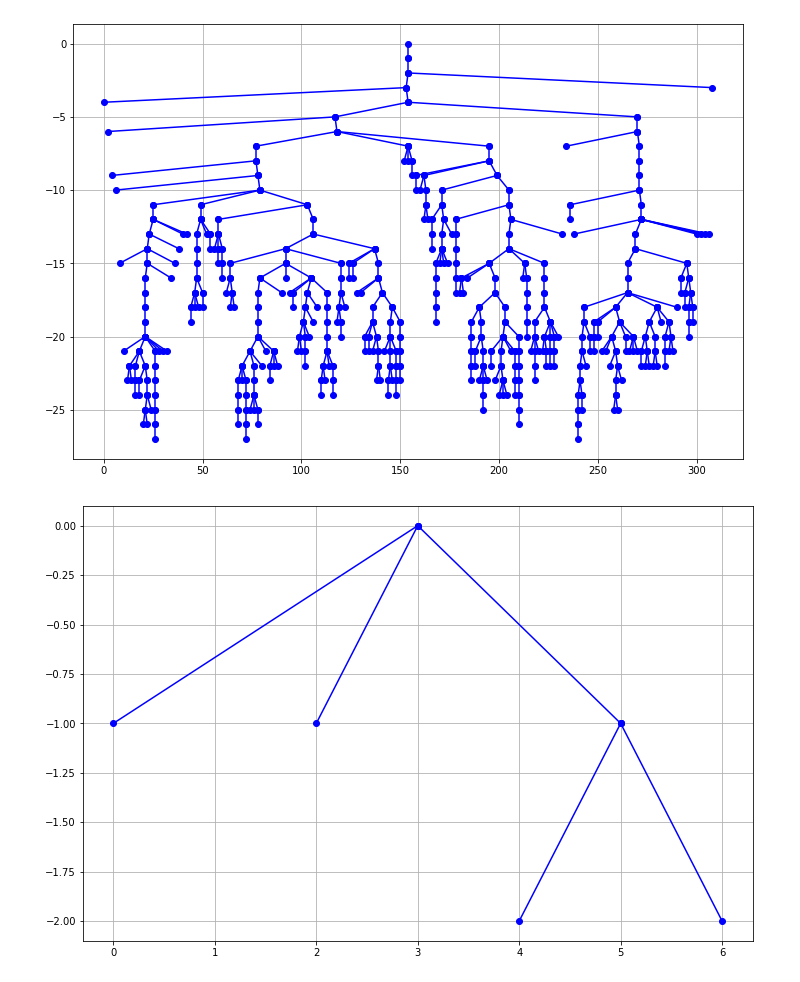
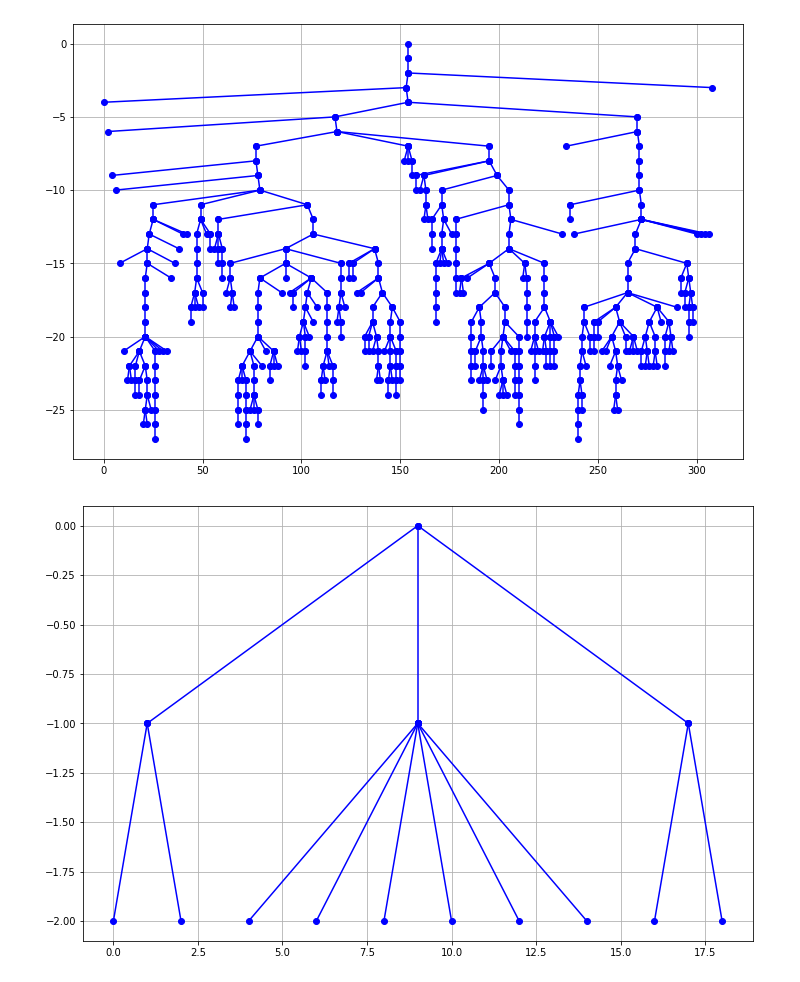
Before and after one commit to NikitaSikalov/DataViz, a Jupyter notebook: TreeViz.ipynb, the cells around one changed output. Drawn from its saved outputs; the diff is of its cells as text; code cells hidden in the pictures.

```diff
--- a/TreeViz.ipynb
+++ b/TreeViz.ipynb
@@ -94,19 +103,22 @@ class TreeNode:
 
         return right_tree.left_boundary_x - left_tree.right_boundary_x
 # %%
+# Typedefs
 Edge = Tuple[str, str]
 ShallowTree = Dict[str, Set[str]]
 
 class CheckHandler:
+    """ Callable class for checking our builded tree """
     def __init__(self):
         self.vertecies: Set[str] = set()
 
     def __call__(self, t: TreeNode):
-        assert t.name not in self.vertecies, "Invalid tree"
+        assert t.name not in self.vertecies, f"Invalid tree: vertex {t.name} has been already visited"
         self.vertecies.add(t.name)
 
 
 class DirectedTreeGraph:
+    """ Manager for reading, building and drawing directed tree graphs """
     EMPTY_TREE_NAME = "none"
 
     def __init__(self, *, path_: Optional[Path] = None, tree: Optional[ShallowTree] = None):
@@ -122,19 +134,16 @@ class DirectedTreeGraph:
         else:
             raise Exception("Not enough argumetns were provided")
 
-        self.check_tree()
+        self._check_tree()
 
     def print_tree(self):
+        """ Debug funcation for printing tree recursively """
         def handler(t: TreeNode):
             print(f"Node = {t.name}, x = {t.x} and y = {t.y}")
         self.tree(handler)
 
-    def check_tree(self):
-        check_handler = CheckHandler()
-        self.tree(check_handler)
-        assert self._vertecies == check_handler.vertecies, f"Set of vertecies has difference. Expected: {self._vertecies}, but got {check_handler.vertecies}"
-
     def draw(self, **kwargs):
+        """ Draw tree graphs using pyplot from matplotlib  """
         self.tree.layered_tree_draw()
         self.tree.check_layered_tree_draw()
 
@@ -143,8 +152,14 @@ class DirectedTreeGraph:
         def plot(t: TreeNode):
             x, y = t.x, t.y
             for child in t.children:
+                # Here we use "-" to flip the graph
                 plt.plot([x, child.x], [-y, -child.y], "bo-")
         self.tree(plot)
+
+    def _check_tree(self):
+        check_handler = CheckHandler()
+        self.tree(check_handler)
+        assert self._vertecies == check_handler.vertecies, f"Set of vertecies has difference. Expected: {self._vertecies}, but got {check_handler.vertecies}"
 
     def _load_edges_from_graphml(self, path_: Path) -> None:
         gr = nx.read_graphml(path_)
@@ -185,6 +200,7 @@ class DirectedTreeGraph:
         return TreeNode(root, children=children)
 
     def _detect_root(self, tree: ShallowTree) -> str:
+        """ Calculate root of the tree """
         root = None
         unused_vertecies = self._vertecies.copy()
         stack = []
@@ -220,14 +236,16 @@ tree_graph.draw(figsize=(12, 8))
 # %% [output]
 [figure]
 # %%
-# Or you can also try vizualize your own tree with list of edges
+# Also you can try vizualize your own tree with structure ShallowTree (described above)
 tree = {
     1: {2, 3, 4},
-    4: {6, 7}
+    4: {6, 7},
+    2: {10, 11},
+    3: {20, 25, 30, 35, 50, 55}
 }
 
 tree_graph = DirectedTreeGraph(tree=tree)
 
 tree_graph.draw(figsize=(12, 8))
 # %% [output]
-[figure, old version]
+[figure, new version]
```
Also changed, not shown: parts of 2 cells of this notebook, 2 other files.
